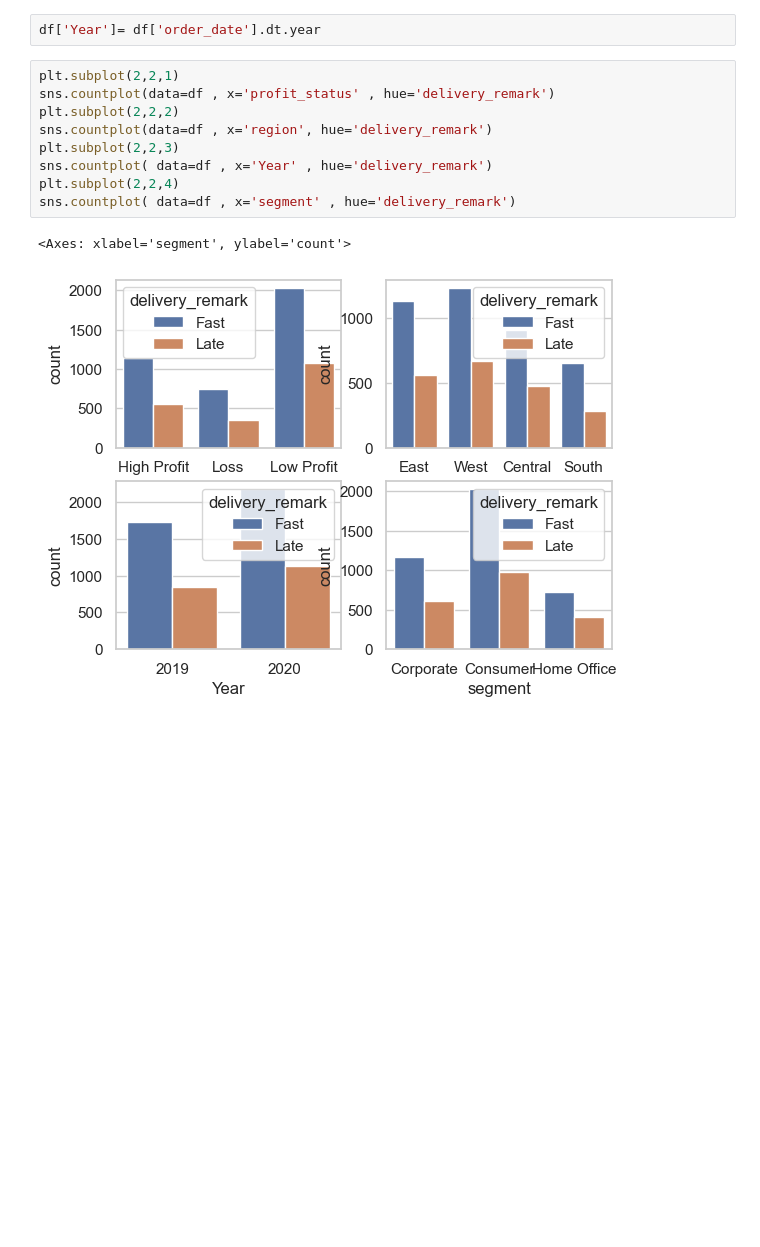
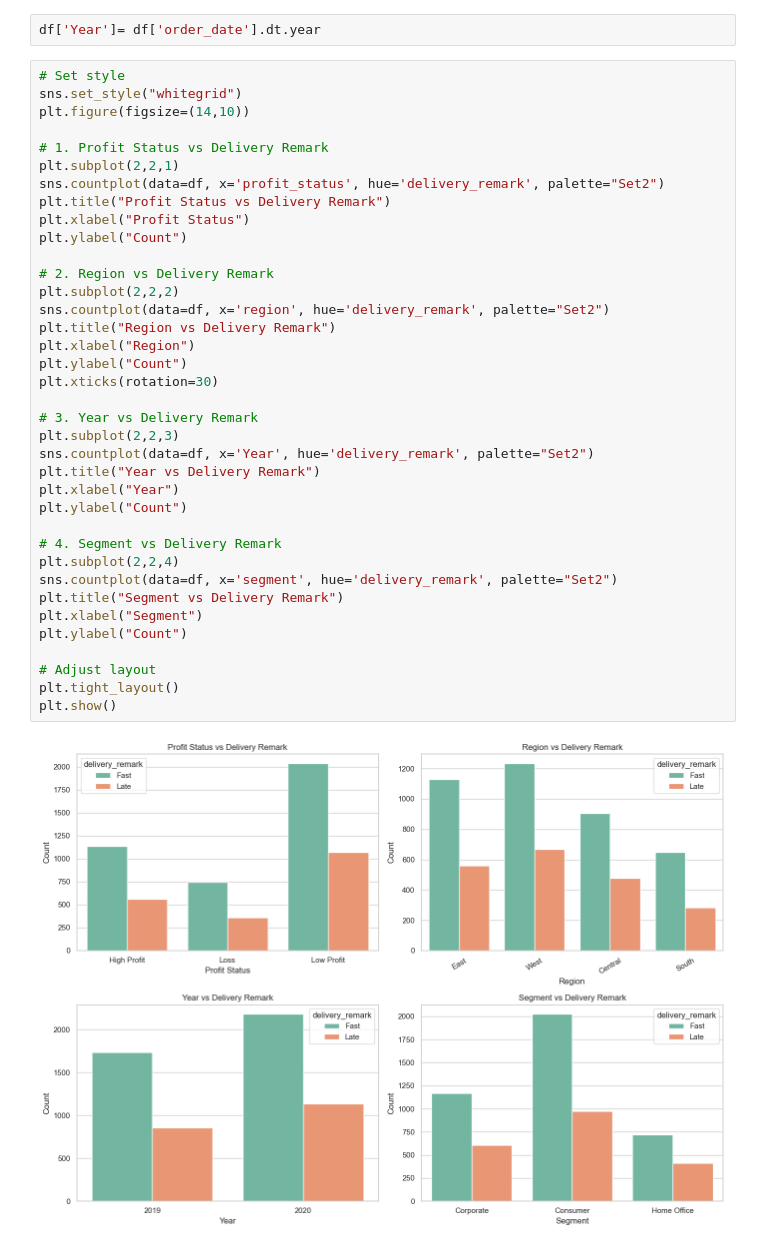
Before and after one commit to anish00ti/sales_analysis, a Jupyter notebook: sales_analysis.ipynb, the cells around one changed output. Saved outputs shown, nothing was run; the diff lists cells and outputs as text; blank space fills up the shorter version.

```diff
--- a/sales_analysis.ipynb
+++ b/sales_analysis.ipynb
@@ -557,15 +557,42 @@ plt.show()
 # %%
 df['Year']= df['order_date'].dt.year
 # %%
+# Set style
+sns.set_style("whitegrid")
+plt.figure(figsize=(14,10))
+
+# 1. Profit Status vs Delivery Remark
 plt.subplot(2,2,1)
-sns.countplot(data=df , x='profit_status' , hue='delivery_remark')
+sns.countplot(data=df, x='profit_status', hue='delivery_remark', palette="Set2")
+plt.title("Profit Status vs Delivery Remark")
+plt.xlabel("Profit Status")
+plt.ylabel("Count")
+
+# 2. Region vs Delivery Remark
 plt.subplot(2,2,2)
-sns.countplot(data=df , x='region', hue='delivery_remark')
+sns.countplot(data=df, x='region', hue='delivery_remark', palette="Set2")
+plt.title("Region vs Delivery Remark")
+plt.xlabel("Region")
+plt.ylabel("Count")
+plt.xticks(rotation=30)
+
+# 3. Year vs Delivery Remark
 plt.subplot(2,2,3)
-sns.countplot( data=df , x='Year' , hue='delivery_remark')
+sns.countplot(data=df, x='Year', hue='delivery_remark', palette="Set2")
+plt.title("Year vs Delivery Remark")
+plt.xlabel("Year")
+plt.ylabel("Count")
+
+# 4. Segment vs Delivery Remark
 plt.subplot(2,2,4)
-sns.countplot( data=df , x='segment' , hue='delivery_remark')
+sns.countplot(data=df, x='segment', hue='delivery_remark', palette="Set2")
+plt.title("Segment vs Delivery Remark")
+plt.xlabel("Segment")
+plt.ylabel("Count")
+
+# Adjust layout
+plt.tight_layout()
+plt.show()
 # %% [output]
-<Axes: xlabel='segment', ylabel='count'>
-[figure, old version]
+[figure, new version]
 # %%
```
Also changed, not shown: parts of 2 cells of this notebook.
